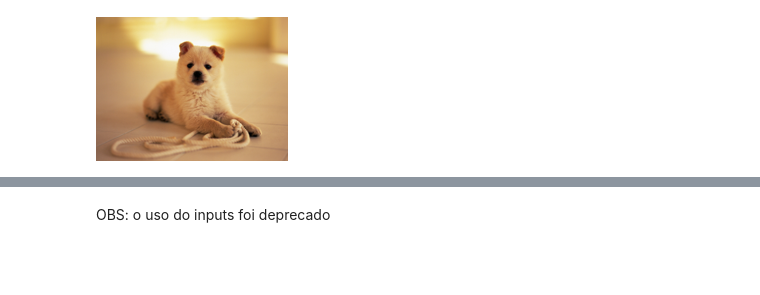
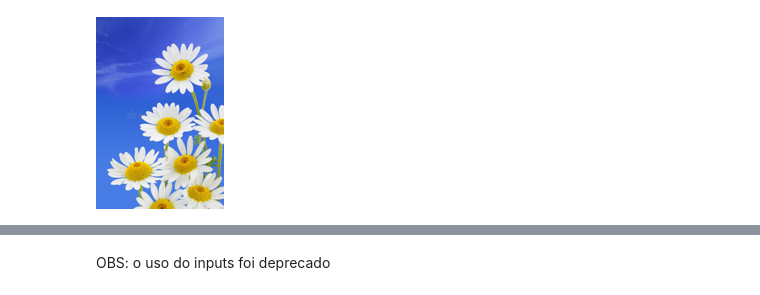
Before and after one commit to viniciusroriz/apm, a Jupyter notebook: Lesson_2/app.ipynb, the cells around one changed output, grey strips where cells are left out. Cells and saved outputs as stored; diff of their text form; code cells hidden in the pictures; blank space fills up the shorter version.

```diff
--- a/Lesson_2/app.ipynb
+++ b/Lesson_2/app.ipynb
@@ -12,10 +12,10 @@ def is_cat(x): return x[0].isupper()
 # download_url(search_images_ddg('dog', max_images=1)[0], 'images/dog.jpg', show_progress=False)
 # download_url(search_images_ddg('cat', max_images=1)[0], 'images/cat.jpg', show_progress=False)
 # %%
-im = PILImage.create('images/dog.jpg')
+im = PILImage.create('margarida.jpg')
 im.thumbnail((192,192))
 im
 # %% [output]
-[figure, old version]
+[figure, new version]
 # %%
 #|export
```
Also changed, not shown: parts of 4 cells of this notebook, 3 other files.
